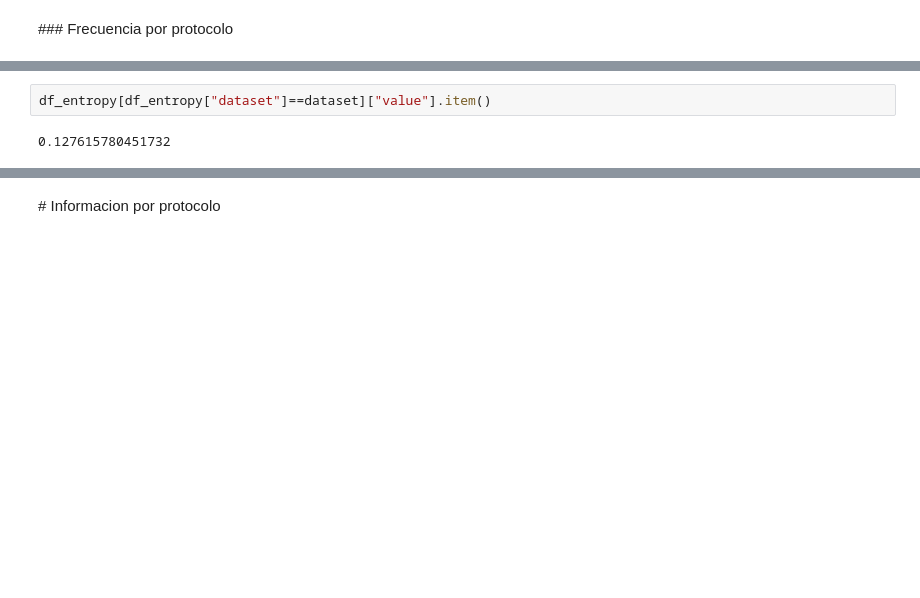
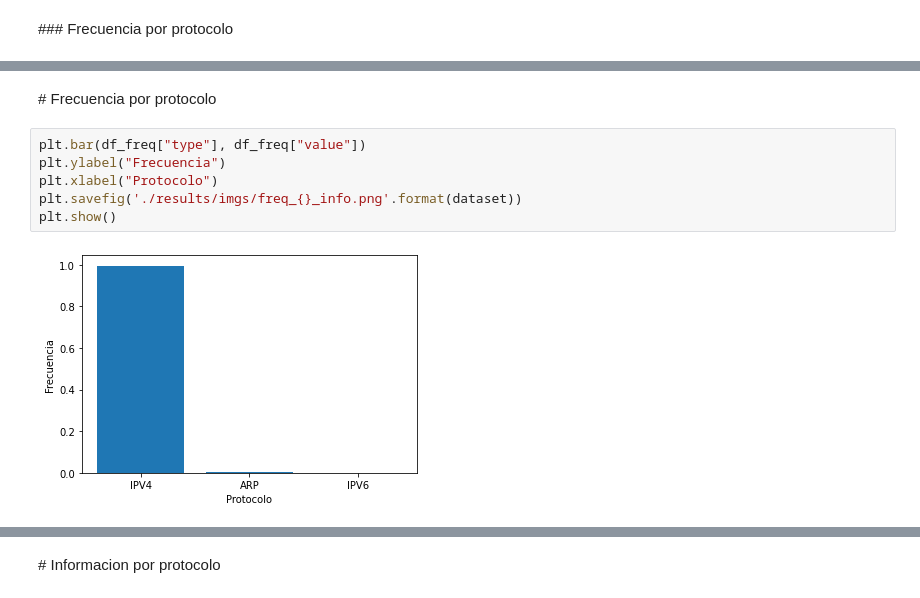
Before and after one commit to cap-diego/tdc-tp1, a Jupyter notebook: tp1.ipynb, the cells around one changed output, grey strips where cells are left out. Drawn from its saved outputs; the diff is of its cells as text; blank space fills up the shorter version.

```diff
--- a/tp1.ipynb
+++ b/tp1.ipynb
@@ -53,4 +57,10 @@ df.value_counts(df.Protocol, normalize=True).plot.bar(rot=40)
-# %%
-df_entropy[df_entropy["dataset"]==dataset]["value"].item()
-# %% [output]
-0.127615780451732
+# %% [markdown]
+# Frecuencia por protocolo
+# %%
+plt.bar(df_freq["type"], df_freq["value"])
+plt.ylabel("Frecuencia")
+plt.xlabel("Protocolo")
+plt.savefig('./results/imgs/freq_{}_info.png'.format(dataset))
+plt.show()
+# %% [output]
+[figure, added]
```
Also changed, not shown: parts of 11 cells of this notebook, 1 other file.
